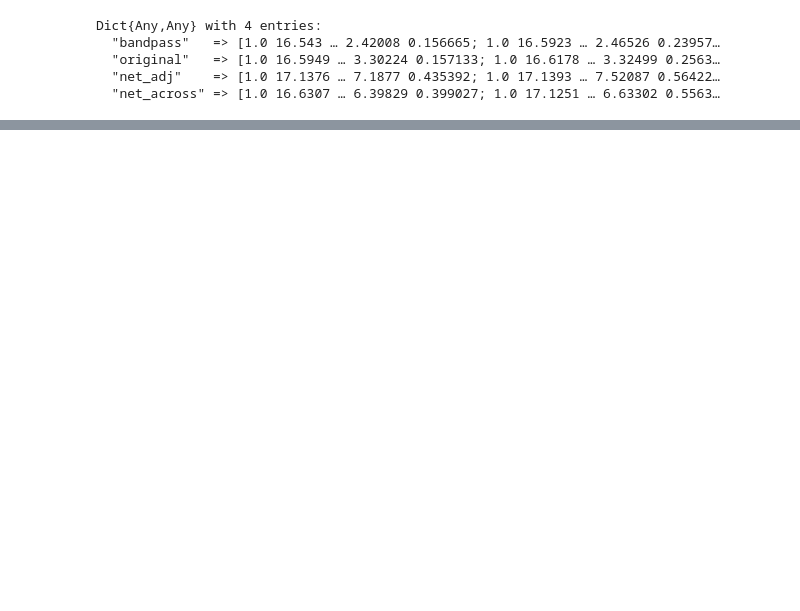
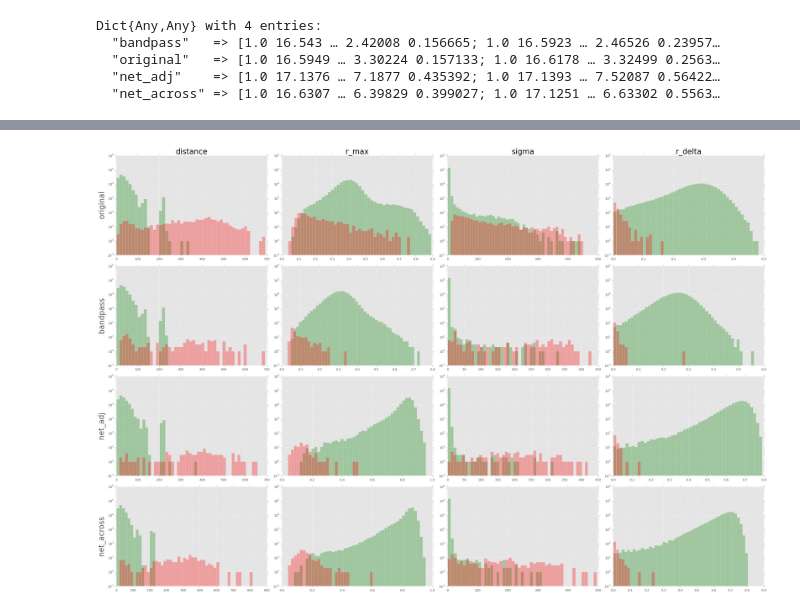
Before and after one commit to seung-lab/FilterFinder, a Jupyter notebook: notebooks/170517_tm_display_pr_curves.ipynb, the cells around one changed output, grey strips where cells are left out. Cells and saved outputs as stored; diff of their text form; code cells hidden in the pictures; blank space fills up the shorter version.

Commit message:
Plot cp distributions & error-rates

```diff
--- a/notebooks/170517_tm_display_pr_curves.ipynb
+++ b/notebooks/170517_tm_display_pr_curves.ipynb
@@ -51,0 +43,16 @@ function
+# %%
+function plot_meshset_hist(ms_params, total_ms, k)
+    axes = []
+    for i in 1:4
+        subplot(4, total_ms, 4*(k-1)+i)
+        binmax = maximum(ms_params[:,i+1])
+        bins = collect(linspace(0,binmax,50))
+        plt[:hist](ms_params[ms_params[:,1] .== 1, i+1], bins=bins, color="g", alpha=0.3)
+        plt[:hist](ms_params[ms_params[:,1] .== 0, i+1], bins=bins, color="r", alpha=0.3)
+        ax = gca()
+        ax[:set_ylim]((0.1,10e5))
+        ax[:set_yscale]("log")
+        push!(axes, ax)
+    end
+    return axes
+end
@@ -51,0 +62,21 @@ function
+# %%
+fig = figure(figsize=(30,20))
+# fig, axes = plt[:subplots](nrows=4, ncols=4, figsize=(30,20))
+rows = ["original", "bandpass", "net_adj", "net_across"]
+cols = ["distance", "r_max", "sigma", "r_delta"]
+axes = Array{PyCall.PyObject,2}(length(rows),length(cols))
+for (k, ms_name) in enumerate(rows)
+    ms_params = standard_224[ms_name]
+    axes[k,:] = plot_meshset_hist(ms_params, 4, k)
+end
+
+for (ax, col) in zip(axes[1,:], cols)
+    ax[:set_title](col, fontsize=24)
+end
+for (ax, row) in zip(axes[:,1], rows)
+    ax[:set_ylabel](row, fontsize=24)
+end
+fig[:tight_layout]()
+plt[:show]()
+# %% [output]
+[figure, added]
```
Also changed, not shown: parts of 16 cells of this notebook.
